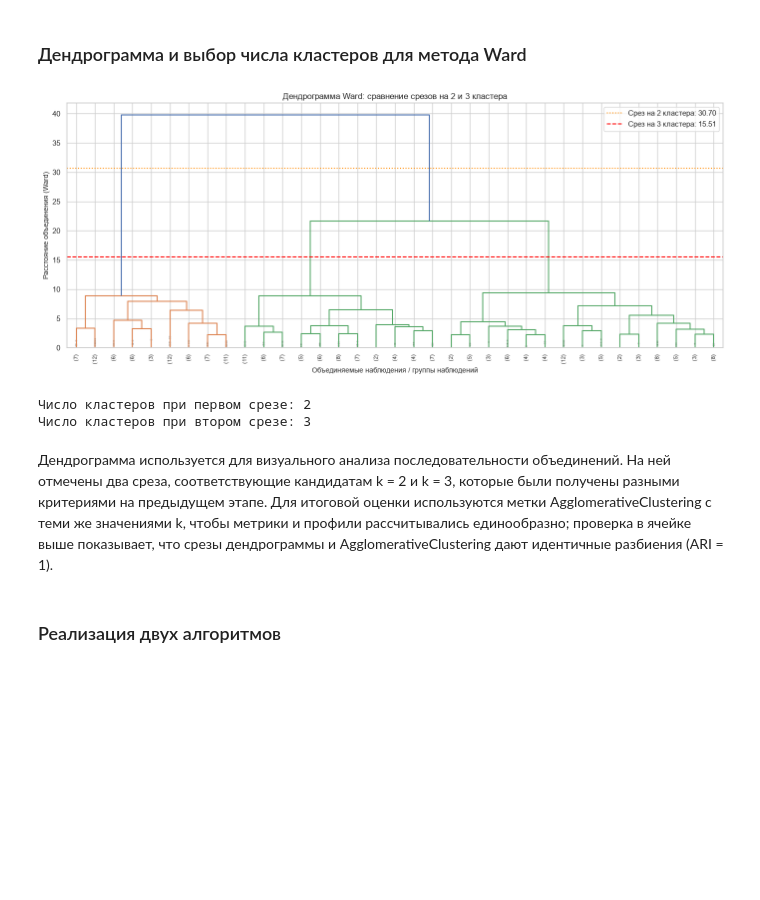
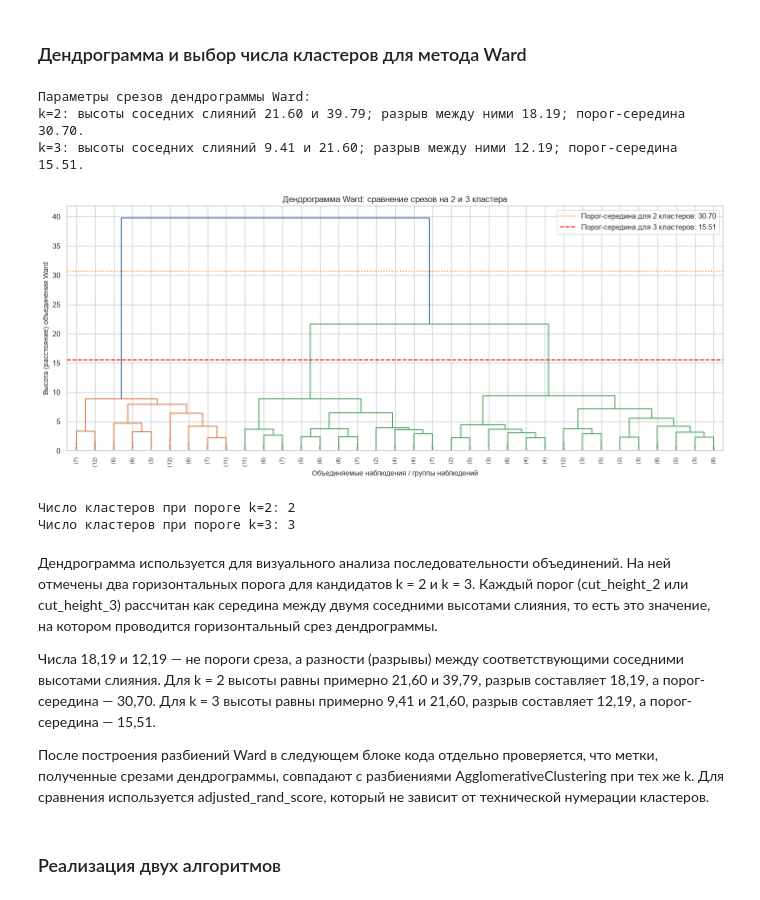
Before and after one commit to violllin/lab3_clustering, a Jupyter notebook: lab3.ipynb, the cells around one changed output. Saved outputs shown, nothing was run; the diff lists cells and outputs as text; code cells hidden in the pictures; blank space fills up the shorter version.

```diff
--- a/lab3.ipynb
+++ b/lab3.ipynb
@@ -466,39 +494,64 @@ plt.show()
 ###  Дендрограмма и выбор числа кластеров для метода Ward
 # %%
 linkage_matrix = linkage(X_scaled, method='ward', metric='euclidean')
+merge_heights = linkage_matrix[:, 2]
 
-cut_height_2 = (linkage_matrix[-2, 2] + linkage_matrix[-1, 2]) / 2
-cut_height_3 = (linkage_matrix[-3, 2] + linkage_matrix[-2, 2]) / 2
+height_before_2 = merge_heights[-2]
+height_final = merge_heights[-1]
+gap_for_2 = height_final - height_before_2
+cut_height_2 = (height_before_2 + height_final) / 2
+
+height_before_3 = merge_heights[-3]
+height_before_2_for_3 = merge_heights[-2]
+gap_for_3 = height_before_2_for_3 - height_before_3
+cut_height_3 = (height_before_3 + height_before_2_for_3) / 2
+
+print('Параметры срезов дендрограммы Ward:')
+print(
+    f'k=2: высоты соседних слияний {height_before_2:.2f} и {height_final:.2f}; '
+    f'разрыв между ними {gap_for_2:.2f}; порог-середина {cut_height_2:.2f}.'
+)
+print(
+    f'k=3: высоты соседних слияний {height_before_3:.2f} и {height_before_2_for_3:.2f}; '
+    f'разрыв между ними {gap_for_3:.2f}; порог-середина {cut_height_3:.2f}.'
+)
 
 plt.figure(figsize=(14, 6))
 dendrogram(
     linkage_matrix,
     truncate_mode='lastp', p=35,
     show_contracted=True,
     leaf_rotation=90,
     leaf_font_size=8
 )
 plt.axhline(y=cut_height_2, color='darkorange', linestyle=':',
-            label=f'Срез на 2 кластера: {cut_height_2:.2f}')
+            label=f'Порог-середина для 2 кластеров: {cut_height_2:.2f}')
 plt.axhline(y=cut_height_3, color='red', linestyle='--',
-            label=f'Срез на 3 кластера: {cut_height_3:.2f}')
+            label=f'Порог-середина для 3 кластеров: {cut_height_3:.2f}')
 plt.title('Дендрограмма Ward: сравнение срезов на 2 и 3 кластера')
 plt.xlabel('Объединяемые наблюдения / группы наблюдений')
-plt.ylabel('Расстояние объединения (Ward)')
+plt.ylabel('Высота (расстояние) объединения Ward')
 plt.legend()
 plt.tight_layout()
 plt.show()
 
 ward_cut_labels_2 = fcluster(linkage_matrix, t=cut_height_2, criterion='distance')
 ward_cut_labels_3 = fcluster(linkage_matrix, t=cut_height_3, criterion='distance')
-print('Число кластеров при первом срезе:', len(np.unique(ward_cut_labels_2)))
-print('Число кластеров при втором срезе:', len(np.unique(ward_cut_labels_3)))
+print('Число кластеров при пороге k=2:', len(np.unique(ward_cut_labels_2)))
+print('Число кластеров при пороге k=3:', len(np.unique(ward_cut_labels_3)))
 # %% [output]
+Параметры срезов дендрограммы Ward:
+k=2: высоты соседних слияний 21.60 и 39.79; разрыв между ними 18.19; порог-середина 30.70.
+k=3: высоты соседних слияний 9.41 и 21.60; разрыв между ними 12.19; порог-середина 15.51.
-[figure, old version]
+[figure, new version]
-Число кластеров при первом срезе: 2
-Число кластеров при втором срезе: 3
+Число кластеров при пороге k=2: 2
+Число кластеров при пороге k=3: 3
 # %% [markdown]
-Дендрограмма используется для визуального анализа последовательности объединений. На ней отмечены два среза, соответствующие кандидатам k = 2 и k = 3, которые были получены разными критериями на предыдущем этапе. Для итоговой оценки используются метки AgglomerativeClustering с теми же значениями k, чтобы метрики и профили рассчитывались единообразно; проверка в ячейке выше показывает, что срезы дендрограммы и AgglomerativeClustering дают идентичные разбиения (ARI = 1).
+Дендрограмма используется для визуального анализа последовательности объединений. На ней отмечены два горизонтальных порога для кандидатов k = 2 и k = 3. Каждый порог (cut_height_2 или cut_height_3) рассчитан как середина между двумя соседними высотами слияния, то есть это значение, на котором проводится горизонтальный срез дендрограммы.
+
+Числа 18,19 и 12,19 — не пороги среза, а разности (разрывы) между соответствующими соседними высотами слияния. Для k = 2 высоты равны примерно 21,60 и 39,79, разрыв составляет 18,19, а порог-середина — 30,70. Для k = 3 высоты равны примерно 9,41 и 21,60, разрыв составляет 12,19, а порог-середина — 15,51.
+
+После построения разбиений Ward в следующем блоке кода отдельно проверяется, что метки, полученные срезами дендрограммы, совпадают с разбиениями AgglomerativeClustering при тех же k. Для сравнения используется adjusted_rand_score, который не зависит от технической нумерации кластеров.
 # %% [markdown]
 ### Реализация двух алгоритмов
 # %%
```
Also changed, not shown: parts of 11 cells of this notebook.
